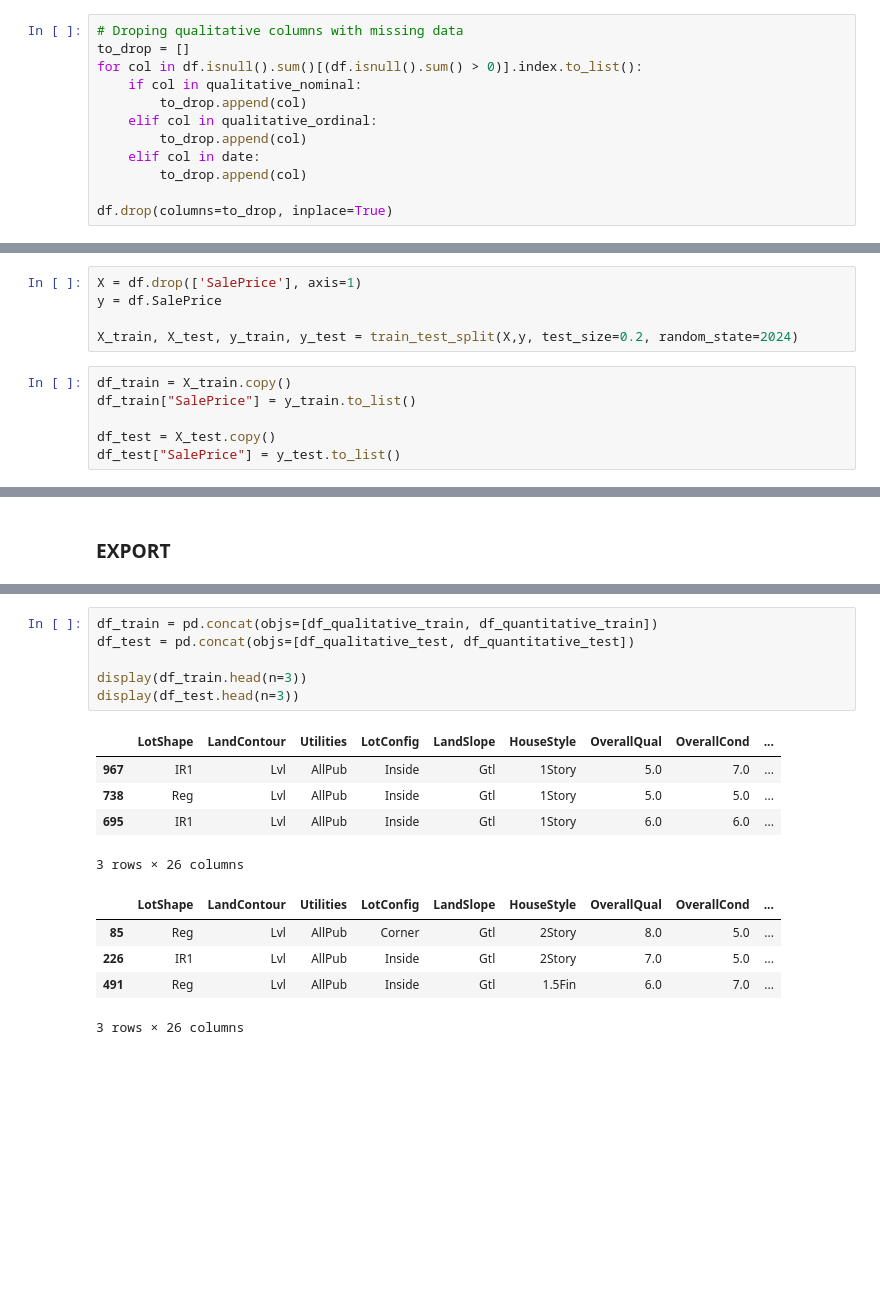
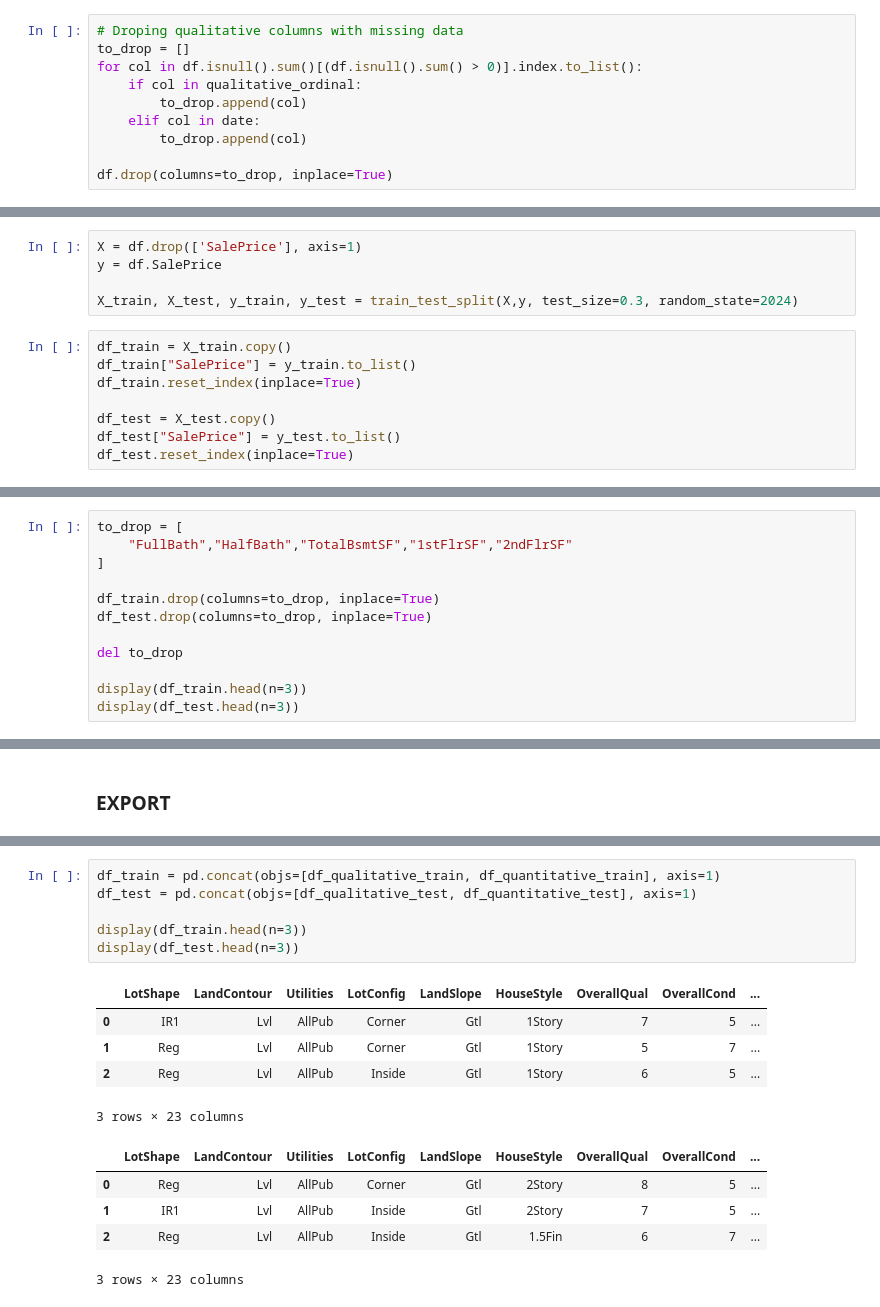
Before and after one commit to Nathan-Rgs/patternRecognition-supervisedLearning, a Jupyter notebook: regression/notebooks/pre_processing.ipynb, the cells around one changed output, grey strips where cells are left out. Drawn from its saved outputs; the diff is of its cells as text; blank space fills up the shorter version.

```diff
--- a/regression/notebooks/pre_processing.ipynb
+++ b/regression/notebooks/pre_processing.ipynb
@@ -59,9 +60,7 @@ df.drop(
 # Droping qualitative columns with missing data
 to_drop = []
 for col in df.isnull().sum()[(df.isnull().sum() > 0)].index.to_list():
-    if col in qualitative_nominal:
-        to_drop.append(col)
-    elif col in qualitative_ordinal:
+    if col in qualitative_ordinal:
         to_drop.append(col)
     elif col in date:
         to_drop.append(col)
@@ -91,13 +90,15 @@ del col
 X = df.drop(['SalePrice'], axis=1)
 y = df.SalePrice
 
-X_train, X_test, y_train, y_test = train_test_split(X,y, test_size=0.2, random_state=2024)
+X_train, X_test, y_train, y_test = train_test_split(X,y, test_size=0.3, random_state=2024)
 # %%
 df_train = X_train.copy()
 df_train["SalePrice"] = y_train.to_list()
+df_train.reset_index(inplace=True)
 
 df_test = X_test.copy()
 df_test["SalePrice"] = y_test.to_list()
+df_test.reset_index(inplace=True)
 # %% [markdown]
 ### FEATURE ENGINEERING
 # %% [markdown]
@@ -120,3 +121,15 @@ df_test['TotalBathrooms'] = df_test['FullBath'] + (0.5 * df_test['HalfBath'])
 df_test['TotalSF'] = df_test['TotalBsmtSF'] + df_test['1stFlrSF'] + df_test['2ndFlrSF']
 df_test['GrLivArea'] = np.log1p(df_test['GrLivArea'])
 df_test['SalePrice'] = np.log1p(df_test['SalePrice'])
+# %%
+to_drop = [
+    "FullBath","HalfBath","TotalBsmtSF","1stFlrSF","2ndFlrSF"
+]
+
+df_train.drop(columns=to_drop, inplace=True)
+df_test.drop(columns=to_drop, inplace=True)
+
+del to_drop
+
+display(df_train.head(n=3))
+display(df_test.head(n=3))
@@ -194,18 +209,18 @@ display(df_quantitative_train.head(n=3))
 # %%
-df_train = pd.concat(objs=[df_qualitative_train, df_quantitative_train])
-df_test = pd.concat(objs=[df_qualitative_test, df_quantitative_test])
+df_train = pd.concat(objs=[df_qualitative_train, df_quantitative_train], axis=1)
+df_test = pd.concat(objs=[df_qualitative_test, df_quantitative_test], axis=1)
 
 display(df_train.head(n=3))
 display(df_test.head(n=3))
 # %% [output]
 |  | LotShape | LandContour | Utilities | LotConfig | LandSlope | HouseStyle | OverallQual | OverallCond | ... |
-| 967 | IR1 | Lvl | AllPub | Inside | Gtl | 1Story | 5.0 | 7.0 | ... |
-| 738 | Reg | Lvl | AllPub | Inside | Gtl | 1Story | 5.0 | 5.0 | ... |
-| 695 | IR1 | Lvl | AllPub | Inside | Gtl | 1Story | 6.0 | 6.0 | ... |
+| 0 | IR1 | Lvl | AllPub | Corner | Gtl | 1Story | 7 | 5 | ... |
+| 1 | Reg | Lvl | AllPub | Corner | Gtl | 1Story | 5 | 7 | ... |
+| 2 | Reg | Lvl | AllPub | Inside | Gtl | 1Story | 6 | 5 | ... |
-3 rows × 26 columns
+3 rows × 23 columns
 |  | LotShape | LandContour | Utilities | LotConfig | LandSlope | HouseStyle | OverallQual | OverallCond | ... |
-| 85 | Reg | Lvl | AllPub | Corner | Gtl | 2Story | 8.0 | 5.0 | ... |
-| 226 | IR1 | Lvl | AllPub | Inside | Gtl | 2Story | 7.0 | 5.0 | ... |
-| 491 | Reg | Lvl | AllPub | Inside | Gtl | 1.5Fin | 6.0 | 7.0 | ... |
+| 0 | Reg | Lvl | AllPub | Corner | Gtl | 2Story | 8 | 5 | ... |
+| 1 | IR1 | Lvl | AllPub | Inside | Gtl | 2Story | 7 | 5 | ... |
+| 2 | Reg | Lvl | AllPub | Inside | Gtl | 1.5Fin | 6 | 7 | ... |
-3 rows × 26 columns
+3 rows × 23 columns
 # %%
```
Also changed, not shown: parts of 7 cells of this notebook, 1 other file.
